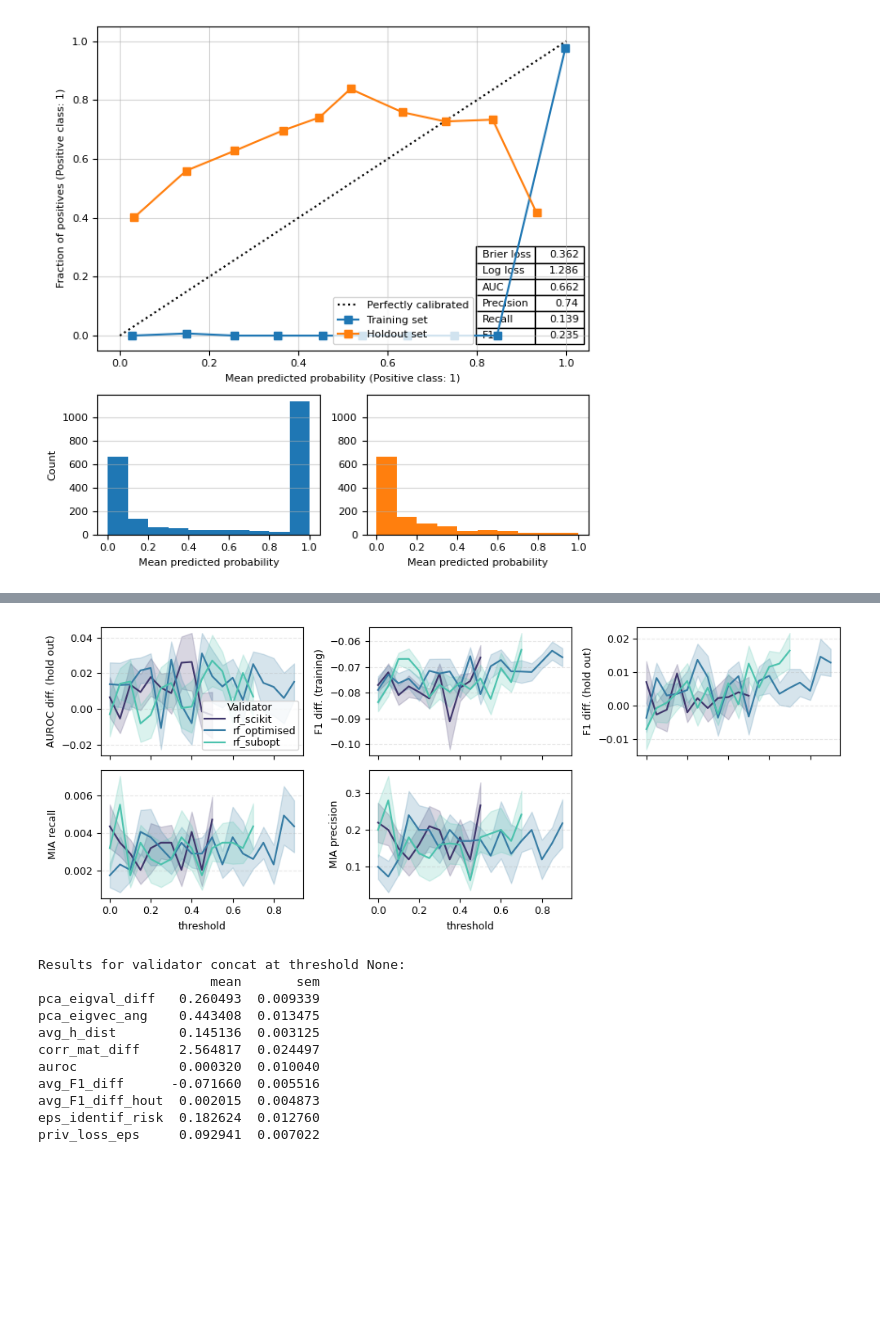
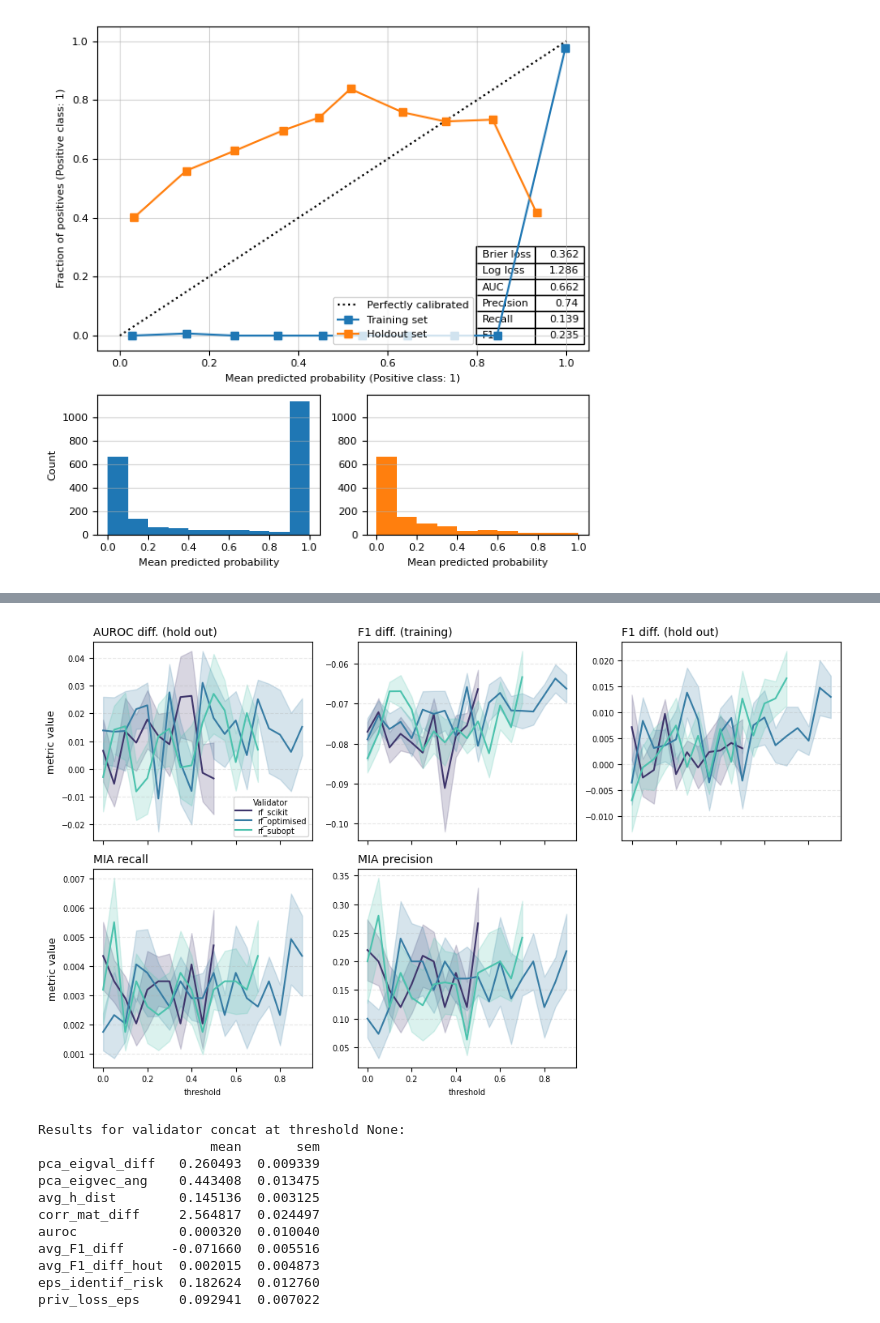
Before and after one commit to notna07/disjoint-synthetic-data-generation, a Jupyter notebook: 04_joining_validator.ipynb, the cells around one changed output, grey strips where cells are left out. Cells and saved outputs as stored; diff of their text form; code cells hidden in the pictures; blank space fills up the shorter version.

Commit message:
docs: camera ready plots

```diff
--- a/04_joining_validator.ipynb
+++ b/04_joining_validator.ipynb
@@ -322,18 +239,18 @@ make_threshold_continuum_plot("experiments/results/04_threshold_results.csv", SE
 # %%
 
 metrics = {
     "auroc": "AUROC diff. (hold out)",
     "avg_F1_diff": "F1 diff. (training)",
     "avg_F1_diff_hout": "F1 diff. (hold out)",
     "mia_recall": "MIA recall",
     "mia_precision": "MIA precision",
 }
 
 SERIES = "sp_dp"
 
-make_threshold_continuum_plot("experiments/results/validator_case_study/04_threshold_results.csv", SERIES, "hp", ['rf_scikit', 'rf_optimised', 'rf_subopt'], metrics)
+figure14_threshold_continuum_plot("experiments/results/04_threshold_results.csv", SERIES, "hp", ['rf_scikit', 'rf_optimised', 'rf_subopt'], metrics)
 # %% [output]
-[figure, old version]
+[figure, new version]
 # %%
 # retrieve metrics for experiment series at thresholds
 def extract_results(datapath: str, series: str, dataset: str, valid_model: str, threshold: float) -> None:
```
Also changed, not shown: parts of 13 cells of this notebook, 3 other files.
